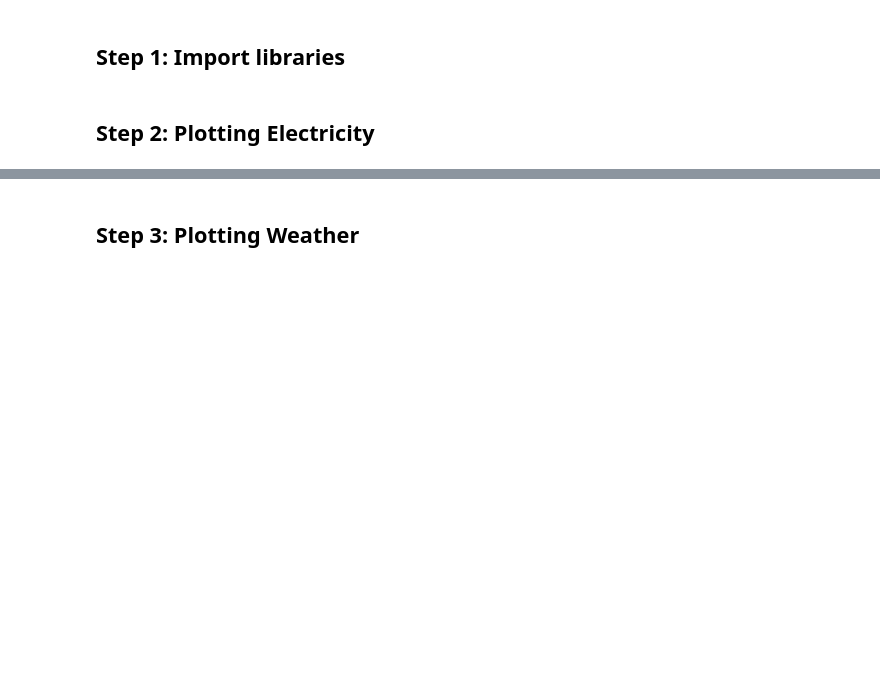
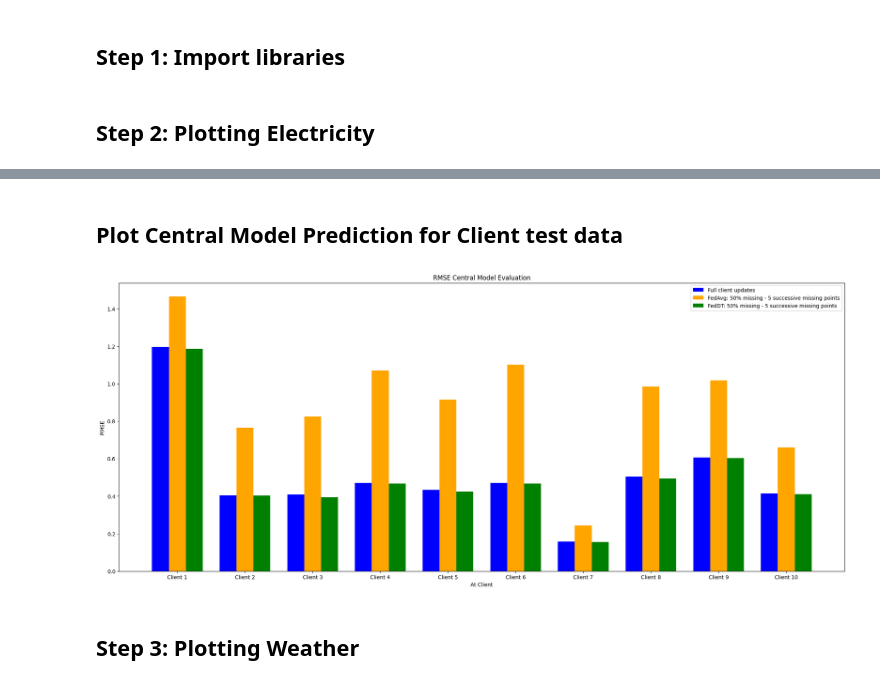
Before and after one commit to thanhquanse/fl-intermittency, a Jupyter notebook: FL-DT-visualizer.ipynb, the cells around one changed output, grey strips where cells are left out. Drawn from its saved outputs; the diff is of its cells as text; code cells hidden in the pictures; blank space fills up the shorter version.

```diff
--- a/FL-DT-visualizer.ipynb
+++ b/FL-DT-visualizer.ipynb
@@ -101,3 +178,75 @@ plt.show()
+# %% [markdown]
+## Plot Central Model Prediction for Client test data
+# %%
+category = "client_predictions"
+rmse_mode_display = "rmses"
+
+plt.figure(figsize=(25, 10))
+
+normal_rmse_arr = normal_losses_rmses_dict[category][rmse_mode_display]
+
+avg_rmse_arr_10 = avg_losses_rmses_dict_10[category][rmse_mode_display]
+weight_rmse_arr_10 = weigh_losses_rmses_dict_10[category][rmse_mode_display]
+
+avg_rmse_arr_20 = avg_losses_rmses_dict_20[category][rmse_mode_display]
+weight_rmse_arr_20 = weigh_losses_rmses_dict_20[category][rmse_mode_display]
+
+avg_rmse_arr_30 = avg_losses_rmses_dict_30[category][rmse_mode_display]
+weight_rmse_arr_30 = weigh_losses_rmses_dict_30[category][rmse_mode_display]
+
+avg_rmse_arr_40 = avg_losses_rmses_dict_40[category][rmse_mode_display]
+weight_rmse_arr_40 = weigh_losses_rmses_dict_40[category][rmse_mode_display]
+
+avg_rmse_arr_50 = avg_losses_rmses_dict_50[category][rmse_mode_display]
+weight_rmse_arr_50 = weigh_losses_rmses_dict_50[category][rmse_mode_display]
+
+N = 10
+ind = np.arange(N)
+width = 0.25
+
+bar_normal = plt.bar(ind, normal_rmse_arr, width, color='blue')
+# bar_avg_10 = plt.bar(ind + width, avg_rmse_arr_10, width, color='orange')
+# bar_weight_10 = plt.bar(ind + width*2, weight_rmse_arr_10, width, color='green')
+
+# bar_avg_20 = plt.bar(ind + width, avg_rmse_arr_20, width, color='orange')
+# bar_weight_20 = plt.bar(ind + width*2, weight_rmse_arr_20, width, color='green')
+
+# bar_avg_30 = plt.bar(ind + width, avg_rmse_arr_30, width, color='orange')
+# bar_weight_30 = plt.bar(ind + width*2, weight_rmse_arr_30, width, color='green')
+
+# bar_avg_40 = plt.bar(ind + width, avg_rmse_arr_40, width, color='orange')
+# bar_weight_40 = plt.bar(ind + width*2, weight_rmse_arr_40, width, color='green')
+
+bar_avg_50 = plt.bar(ind + width, avg_rmse_arr_50, width, color='orange')
+bar_weight_50 = plt.bar(ind + width*2, weight_rmse_arr_50, width, color='green')
+
+plt.xlabel("At Client")
+plt.ylabel("RMSE")
+plt.title("RMSE Central Model Evaluation")
+
+plt.xticks(ind + width, [f"Client {x}" for x in range(1, N + 1)])
+plt.legend(
+    (
+        bar_normal,
+        # bar_avg_10, bar_weight_10,
+        # bar_avg_20, bar_weight_20,
+        # bar_avg_30, bar_weight_30,
+        # bar_avg_40, bar_weight_40,
+        bar_avg_50, bar_weight_50
+    ),
+    (
+        "Full client updates",
+        # "FedAvg: 10% missing - 0 successive missing points", "FedDT: 10% missing - 0 successive missing points",
+        # "FedAvg: 20% missing - 2 successive missing points", "FedDT: 20% missing - 2 successive missing points",
+        # "FedAvg: 30% missing - 3 successive missing points", "FedDT: 30% missing - 3 successive missing points",
+        # "FedAvg: 40% missing - 4 successive missing points", "FedDT: 40% missing - 4 successive missing points"
+        "FedAvg: 50% missing - 5 successive missing points", "FedDT: 50% missing - 5 successive missing points"
+    )
+)
+
+plt.show()
+# %% [output]
+[figure, added]
 # %% [markdown]
 ## Step 3: Plotting Weather
 # %%
```
Also changed, not shown: parts of 12 cells of this notebook, 54 other files.
